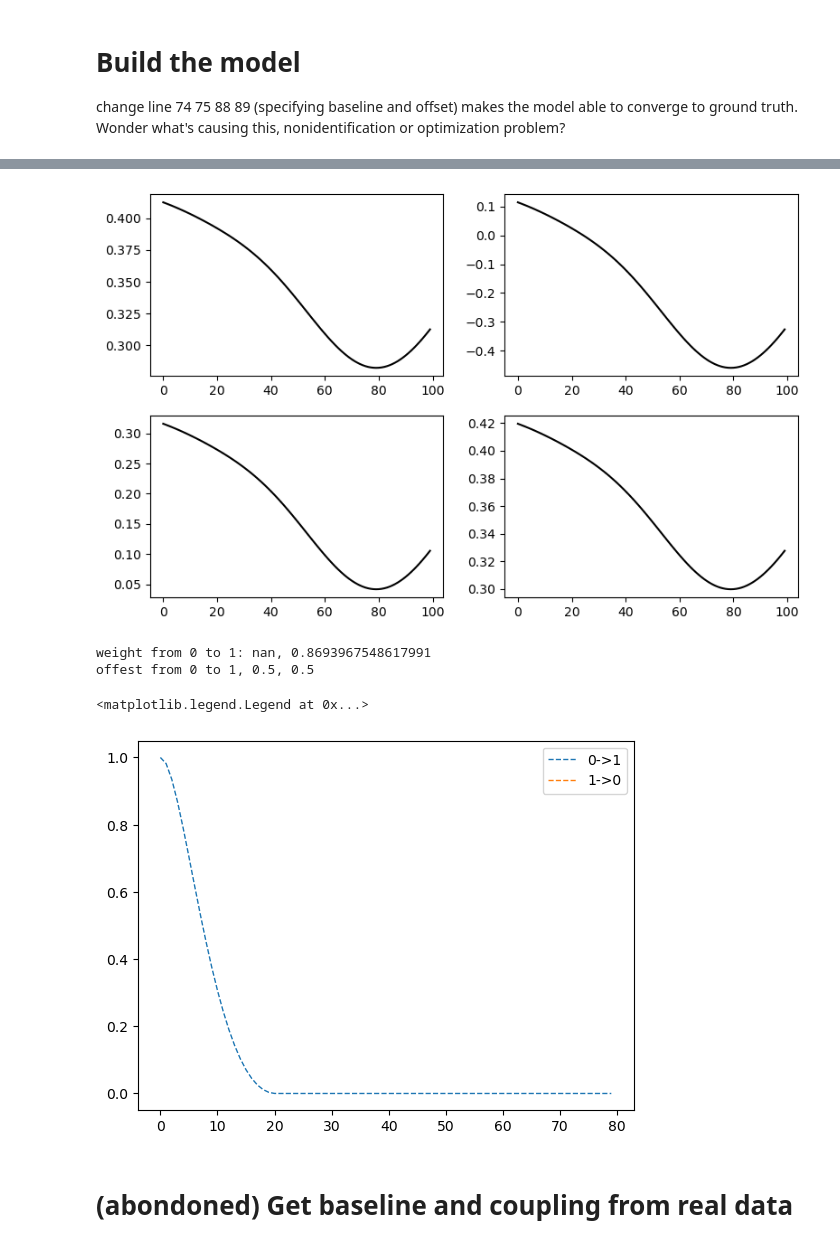
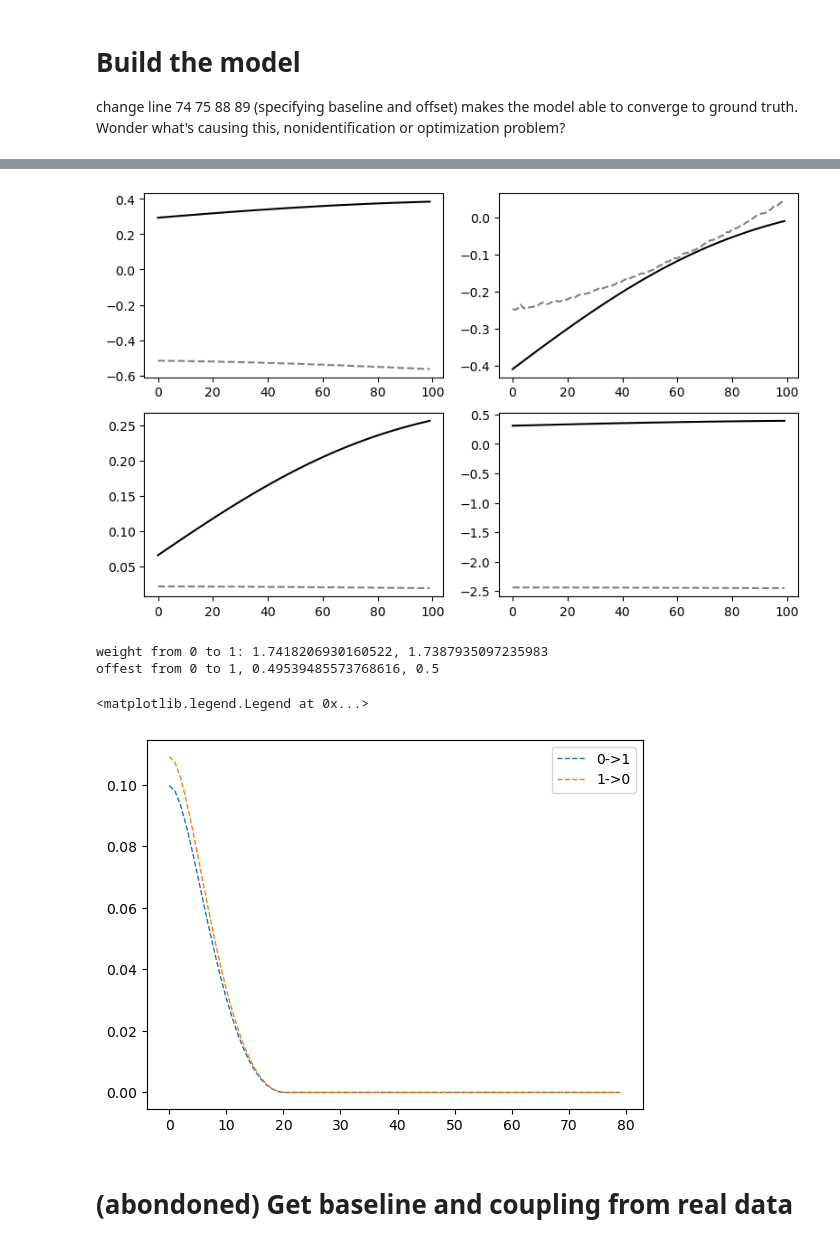
Before and after one commit to Qi-Xin/FC-GPFA, a Jupyter notebook: Decoder&Encoder.ipynb, the cells around one changed output, grey strips where cells are left out. Saved outputs shown, nothing was run; the diff lists cells and outputs as text; code cells hidden in the pictures.

```diff
--- a/Decoder&Encoder.ipynb
+++ b/Decoder&Encoder.ipynb
@@ -162,7 +165,7 @@ baseline_fr = 0.1
 MAX_FIRING_RATE = 10
 ntrial = 1000
 narea = 2
-nneuron_area = 1
+nneuron_area = 10
 npadding = 30
 nneuron = narea*nneuron_area
 nt_wo_padding = 100
@@ -192,9 +195,9 @@ for jarea in range(narea):
 
 ### Generate time-varying coupling strength coefficients
 nlatent = 1
-gt_latent_params = {'sigma2':0.25, 'nlatent':nlatent, 'offset':0.5, 'L':50}
+gt_latent_params = {'sigma2':0.25, 'nlatent':nlatent, 'offset':0.5, 'L':20}
 project_w = (np.random.uniform(low=-1, high=1, size=(narea, narea, nlatent)))
-project_w *= 1/np.sqrt(np.sum(project_w**2))
+project_w *= 2/np.sqrt(np.sum(project_w**2))
 K_gt = get_K(nt=nt, L=gt_latent_params['L'], sigma2=gt_latent_params['sigma2'])
 latents = np.random.multivariate_normal(np.zeros(nt), K_gt, (ntrial, nlatent))
 time_varying_coef = np.einsum('ijl, mlt -> ijmt', project_w, latents) + gt_latent_params['offset']
@@ -479,39 +524,40 @@ plt.show()
 # %%
 import matplotlib.pyplot as plt
 
-trial = 0
+trial = 27
 fig, axs = plt.subplots(narea, narea, figsize=(8, 5))
 for i in range(narea):
     for j in range(narea):
         axs[i, j].plot(time_varying_coef[i, j, trial, npadding:].T, 'k')
-        axs[i, j].plot(model.time_varying_coef[i, j, trial, :].detach().numpy(),'--',color='grey')
+        axs[i, j].plot(model.time_varying_coef[i, j, trial, :].detach().cpu().numpy(),'--',color='grey')
         # axs[i, j].set_ylim([-0.2, 1.2])
 
 plt.tight_layout()
 plt.show()
 # %% [output]
-[figure, old version]
+[figure, new version]
 # %%
 for iarea in range(1, narea):
     print(f"weight from 0 to {iarea}: {model.latents_readout[0,iarea,0].item()}, {project_w[0,iarea,0]}")
     print(f"offest from 0 to {iarea}, {model.time_varying_coef_offset[0,iarea,0].item()}, {gt_latent_params['offset']}")
 # %% [output]
-weight from 0 to 1: nan, 0.8693967548617991
-offest from 0 to 1, 0.5, 0.5
+weight from 0 to 1: 1.7418206930160522, 1.7387935097235983
+offest from 0 to 1, 0.49539485573768616, 0.5
 # %%
 # for iarea in range(narea-1):
 #     plt.plot(model.coupling_filters[iarea][iarea+1][:,:,0].mean(axis=0).detach().numpy().T)
+eps = 1e-5
 
 for iarea in range(narea):
     for jarea in range(narea):
         if iarea==jarea:
             continue
-        plt.plot(model.coupling_filters[iarea][jarea][:,:,0].mean(axis=0).detach().numpy().T,
+        plt.plot(model.coupling_filters[iarea][jarea][:,:,0].mean(axis=0).detach().cpu().numpy().T + eps*iarea,
                  "--", lw=1, label=f'{iarea}->{jarea}')
 plt.legend()
 # %% [output]
 <matplotlib.legend.Legend at 0x...>
-[figure, old version]
+[figure, new version]
 # %% [markdown]
 # (abondoned) Get baseline and coupling from real data
 # %%
```
Also changed, not shown: parts of 6 cells of this notebook, 1 other file.
